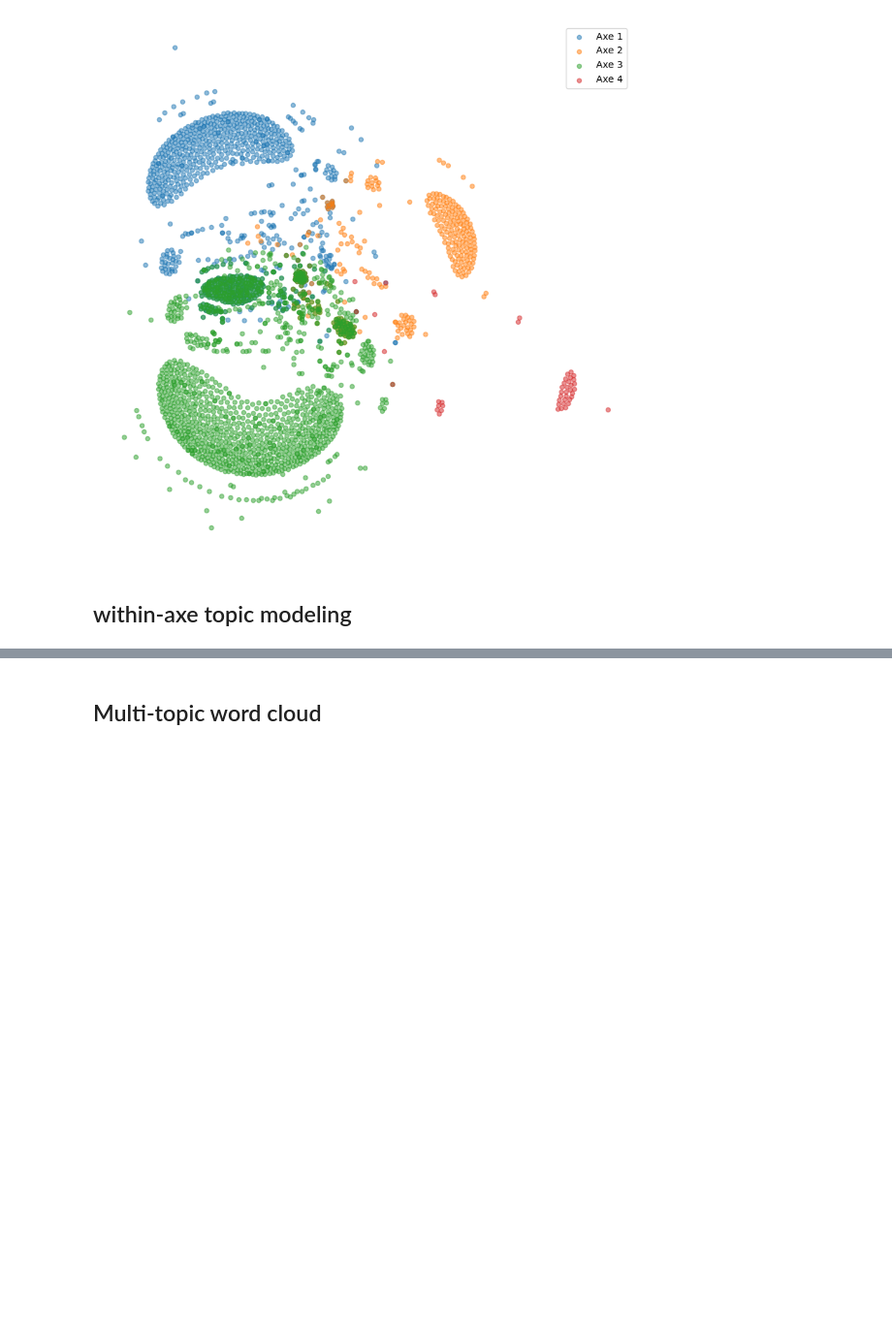
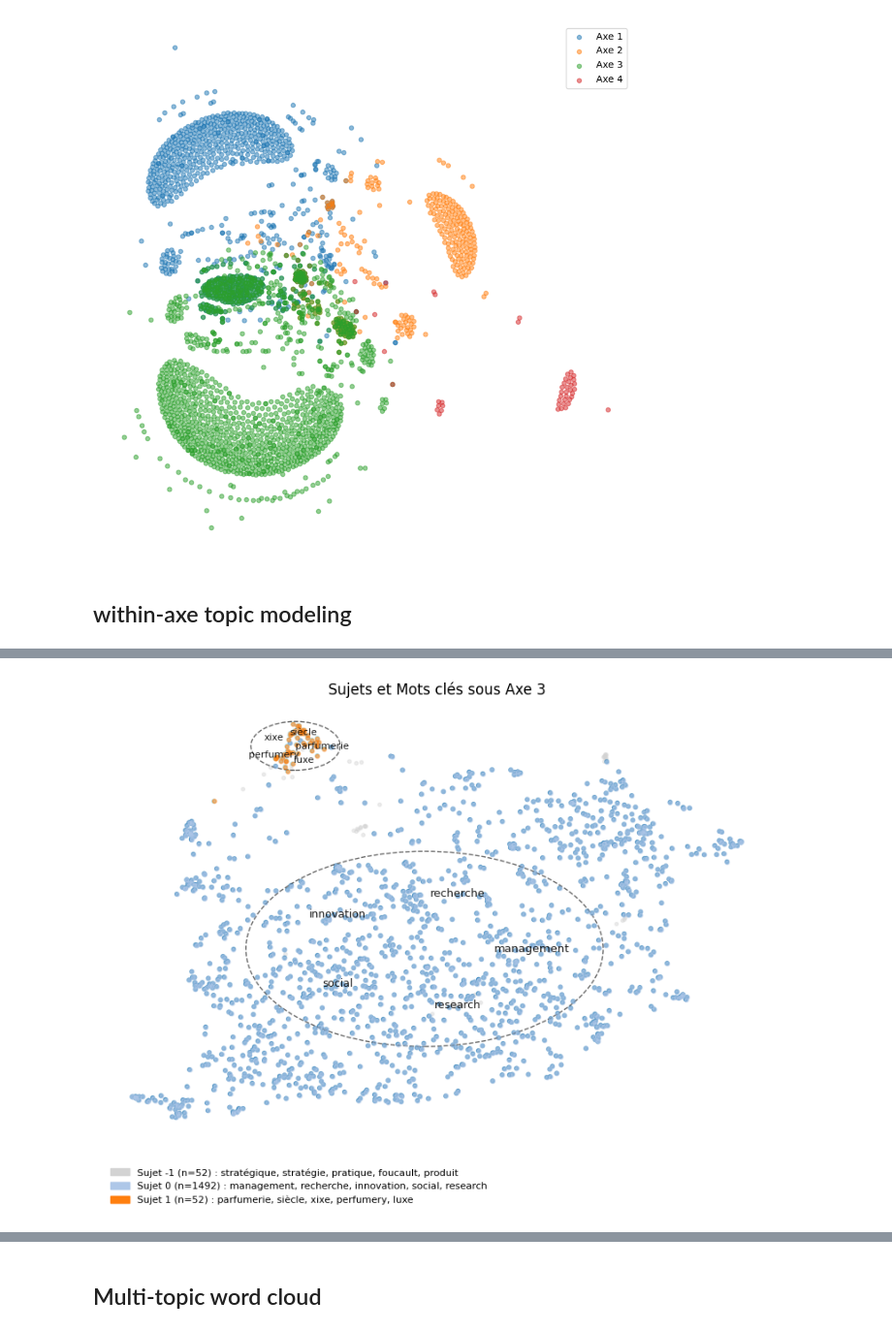
Before and after one commit to yeliu-dh/hal_insight, a Jupyter notebook: notebooks/test_topic.ipynb, the cells around one changed output, grey strips where cells are left out. Shown at 97% size. Drawn from its saved outputs; the diff is of its cells as text; code cells hidden in the pictures; blank space fills up the shorter version.

```diff
--- a/notebooks/test_topic.ipynb
+++ b/notebooks/test_topic.ipynb
@@ -370,0 +347,6 @@ topic_model4, topic_info4=get_topics_per_axe(df, axe_id="4", min_topic_size=5)
+# %%
+importlib.reload(topic_modeling)
+from utils.topic_modeling import generate_topics_keywords_scatterplot
+fig=generate_topics_keywords_scatterplot(topic_model, df, col_text="clean_text",axe_id=axe_id, N_WORDS = 5)
+# %% [output]
+[figure, added]
```
Also changed, not shown: parts of 38 cells of this notebook, 6 other files.
